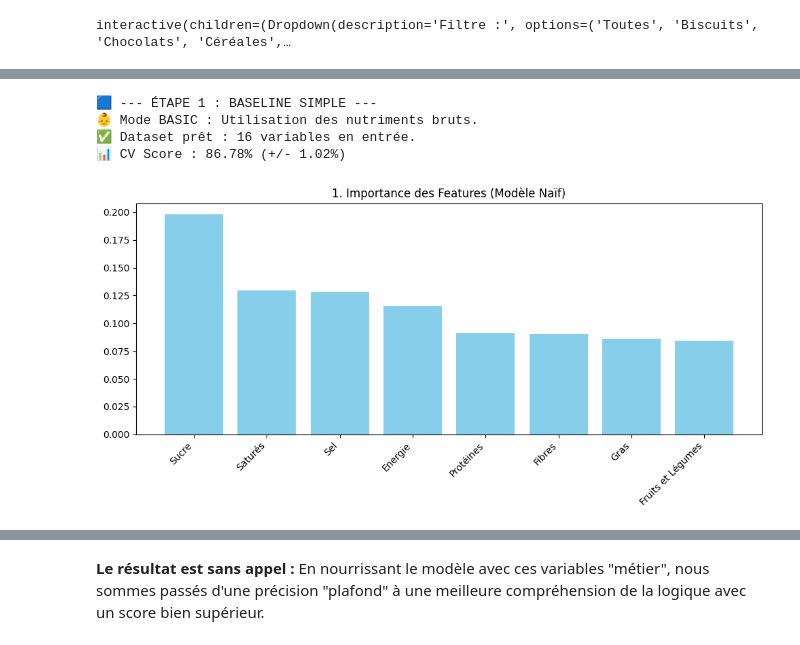
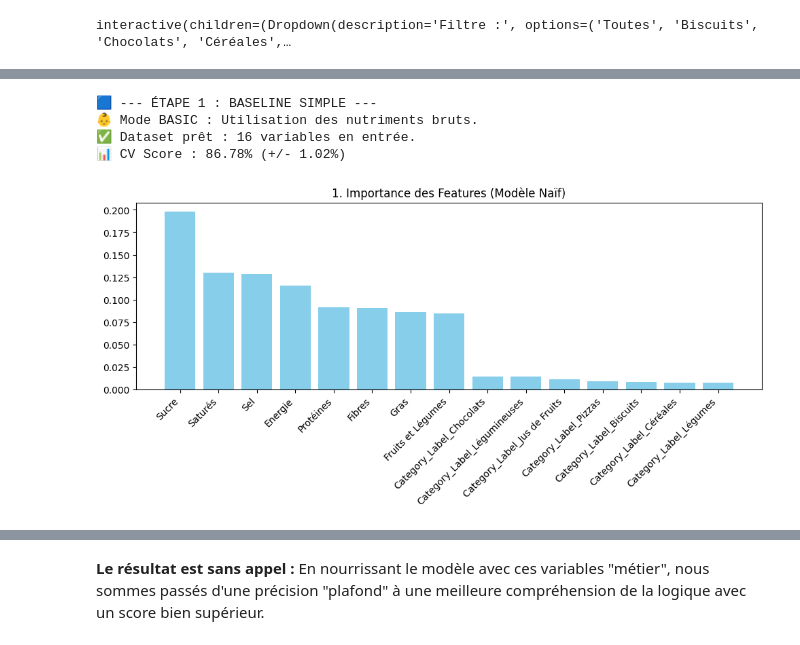
Before and after one commit to Mc3li3/ENSAE-Python-pour-la-data-science, a Jupyter notebook: src/main.ipynb, the cells around one changed output, grey strips where cells are left out. Saved outputs shown, nothing was run; the diff lists cells and outputs as text; code cells hidden in the pictures.

```diff
--- a/src/main.ipynb
+++ b/src/main.ipynb
@@ -182,24 +226,22 @@ Parce que le Nutri-Score fonctionne par **seuils** (ex: "Si sucre > 10g, alors -
 # %%
 from food_analyzer.predictor import NutriModel
 import matplotlib.pyplot as plt
 
 # Initialisation
 predictor = NutriModel(df_final)
 scores_history = {}
 
-# =========================================================
 # 1️⃣ TRAIN / TEST NORMAL (La Baseline)
-# =========================================================
 print("\n🟦 --- ÉTAPE 1 : BASELINE SIMPLE ---")
 predictor.prepare_data(include_categorical=True)
 predictor.train()
 scores_history['1. Baseline'] = predictor.evaluate(method="cross_val")
 
 # 📊 VUE 1 : Comment réfléchit le modèle "naïf" ?
-predictor.plot_feature_importance(top_n=8, custom_title="1. Importance des Features (Modèle Naïf)")
+predictor.plot_feature_importance(top_n=15, custom_title="1. Importance des Features (Modèle Naïf)")
 # %% [output]
 🟦 --- ÉTAPE 1 : BASELINE SIMPLE ---
 👶 Mode BASIC : Utilisation des nutriments bruts.
 ✅ Dataset prêt : 16 variables en entrée.
 📊 CV Score : 86.78% (+/- 1.02%)
-[figure, old version]
+[figure, new version]
```
Also changed, not shown: parts of 22 cells of this notebook, 2 other files.
